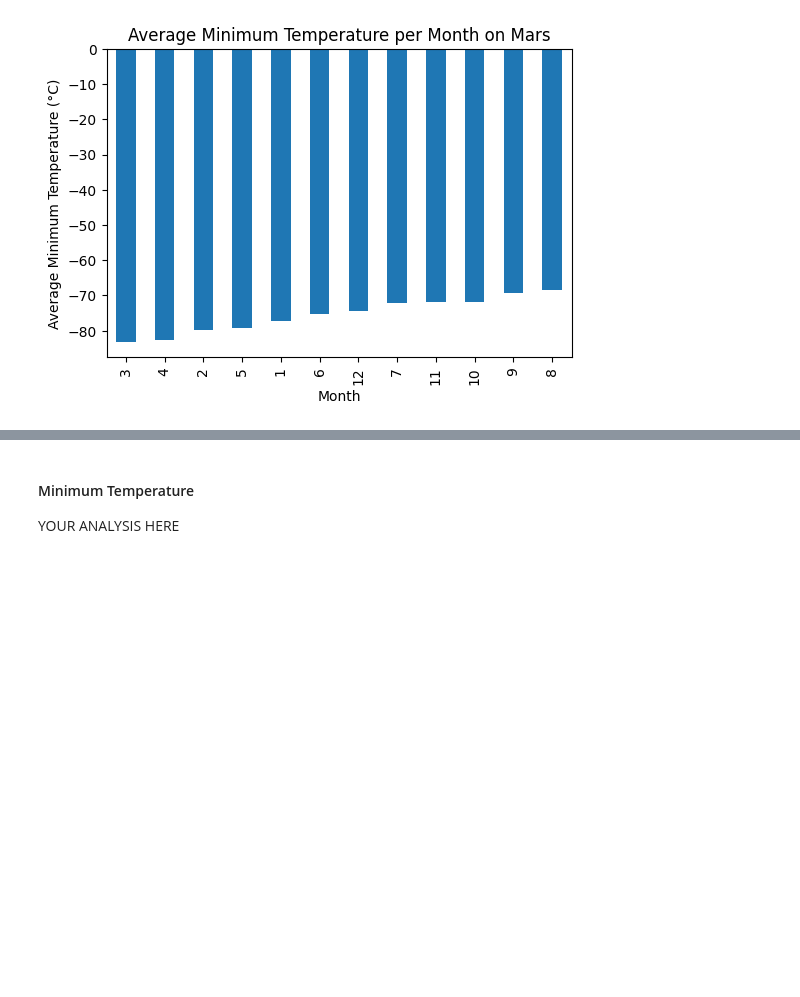
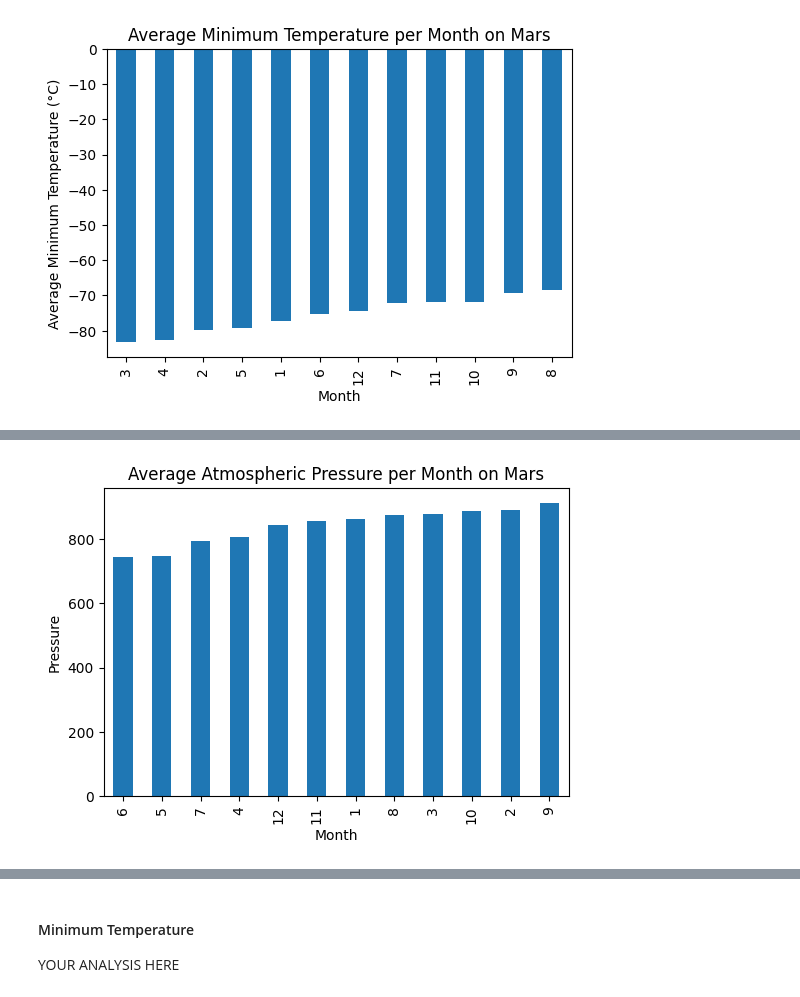
Before and after one commit to realmattimatt/mars-news-and-weather-analysis, a Jupyter notebook: Resources/Starter_Code/part_2_mars_weather.ipynb, the cells around one changed output, grey strips where cells are left out. Saved outputs shown, nothing was run; the diff lists cells and outputs as text; code cells hidden in the pictures; blank space fills up the shorter version.

```diff
--- a/Resources/Starter_Code/part_2_mars_weather.ipynb
+++ b/Resources/Starter_Code/part_2_mars_weather.ipynb
@@ -237,2 +262,5 @@ plt.show()
 # %%
 # Identify the lowest and highest pressure months in Curiosity's location by sorting the previous graph
+avg_min_pressure_month_sorted = avg_pressure_per_month.sort_values(ascending=True)
+
+print(avg_min_pressure_month_sorted)
@@ -238,0 +282,12 @@ plt.show()
+# %%
+plt.figure(figsize=(6, 4))
+avg_min_pressure_month_sorted.plot(kind='bar')
+
+# Add title and labels
+plt.title('Average Atmospheric Pressure per Month on Mars')
+plt.xlabel('Month')
+plt.ylabel('Pressure')
+
+plt.show()
+# %% [output]
+[figure, added]
```
Also changed, not shown: parts of 7 cells of this notebook.
